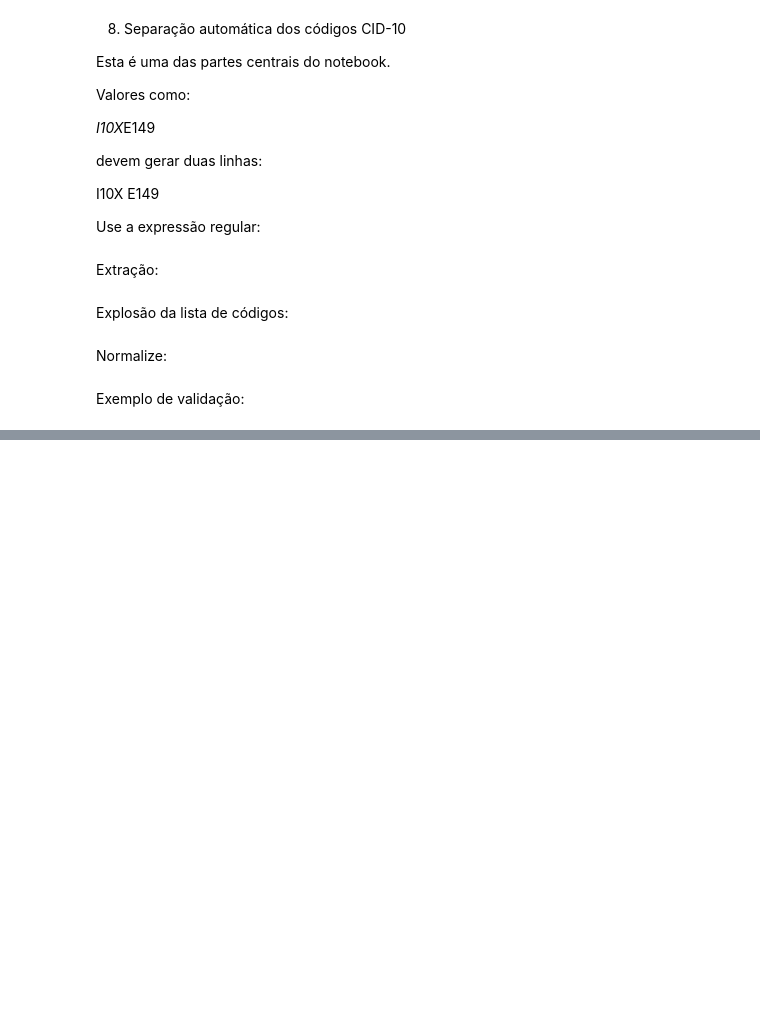
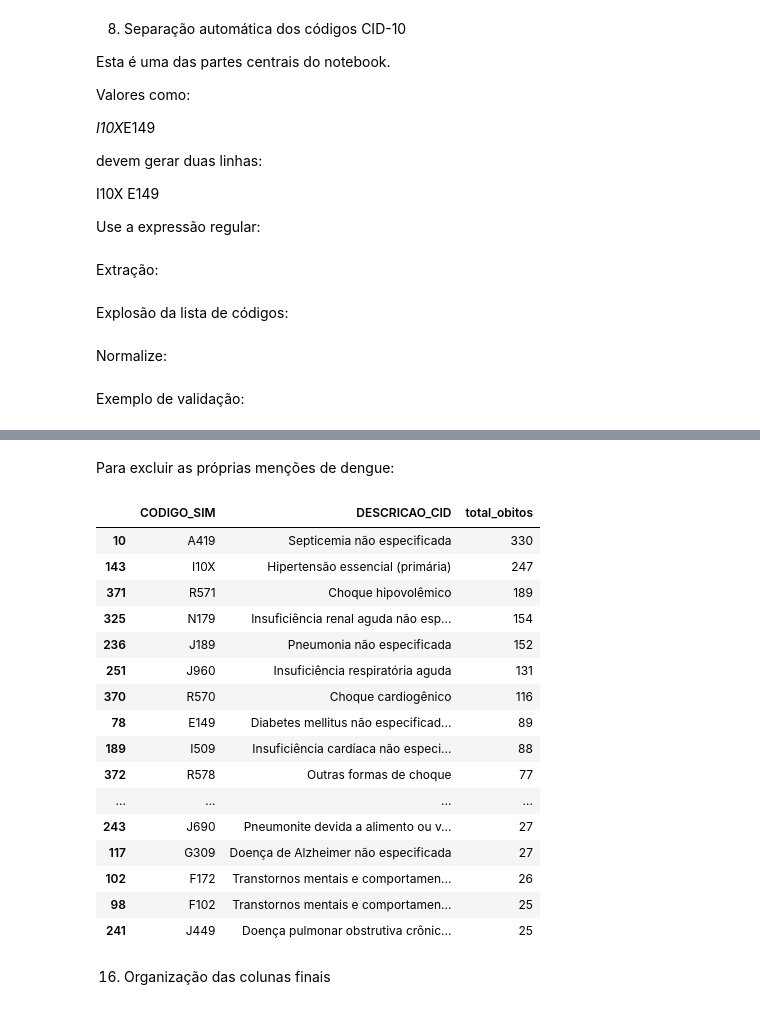
Before and after one commit to renatobdo/doutorado, a Jupyter notebook: 02_normalizacao_cid_sim.ipynb, the cells around one changed output, grey strips where cells are left out. Saved outputs shown, nothing was run; the diff lists cells and outputs as text; code cells hidden in the pictures; blank space fills up the shorter version.

```diff
--- a/02_normalizacao_cid_sim.ipynb
+++ b/02_normalizacao_cid_sim.ipynb
@@ -321,0 +830,53 @@ df_causas_separadas[
+# %% [markdown]
+Para excluir as próprias menções de dengue:
+# %%
+frequencia_causas_nao_dengue = (
+    df_causas_enriquecidas[
+        ~df_causas_enriquecidas[
+            "CODIGO_CATEGORIA"
+        ].isin(["A90", "A91"])
+    ]
+    .drop_duplicates(
+        subset=[
+            "ID_REGISTRO",
+            "CODIGO_SIM"
+        ]
+    )
+    .groupby(
+        [
+            "CODIGO_SIM",
+            "DESCRICAO_CID"
+        ],
+        dropna=False
+    )
+    .agg(
+        total_obitos=("ID_REGISTRO", "nunique")
+    )
+    .reset_index()
+    .sort_values(
+        "total_obitos",
+        ascending=False
+    )
+)
+
+frequencia_causas_nao_dengue.head(30)
+# %% [output]
+|  | CODIGO_SIM | DESCRICAO_CID | total_obitos |
+| 10 | A419 | Septicemia não especificada | 330 |
+| 143 | I10X | Hipertensão essencial (primária) | 247 |
+| 371 | R571 | Choque hipovolêmico | 189 |
+| 325 | N179 | Insuficiência renal aguda não esp... | 154 |
+| 236 | J189 | Pneumonia não especificada | 152 |
+| 251 | J960 | Insuficiência respiratória aguda | 131 |
+| 370 | R570 | Choque cardiogênico | 116 |
+| 78 | E149 | Diabetes mellitus não especificad... | 89 |
+| 189 | I509 | Insuficiência cardíaca não especi... | 88 |
+| 372 | R578 | Outras formas de choque | 77 |
+| ... | ... | ... | ... |
+| 243 | J690 | Pneumonite devida a alimento ou v... | 27 |
+| 117 | G309 | Doença de Alzheimer não especificada | 27 |
+| 102 | F172 | Transtornos mentais e comportamen... | 26 |
+| 98 | F102 | Transtornos mentais e comportamen... | 25 |
+| 241 | J449 | Doença pulmonar obstrutiva crônic... | 25 |
+# %% [markdown]
+16. Organização das colunas finais
```
Also changed, not shown: parts of 59 cells of this notebook.
